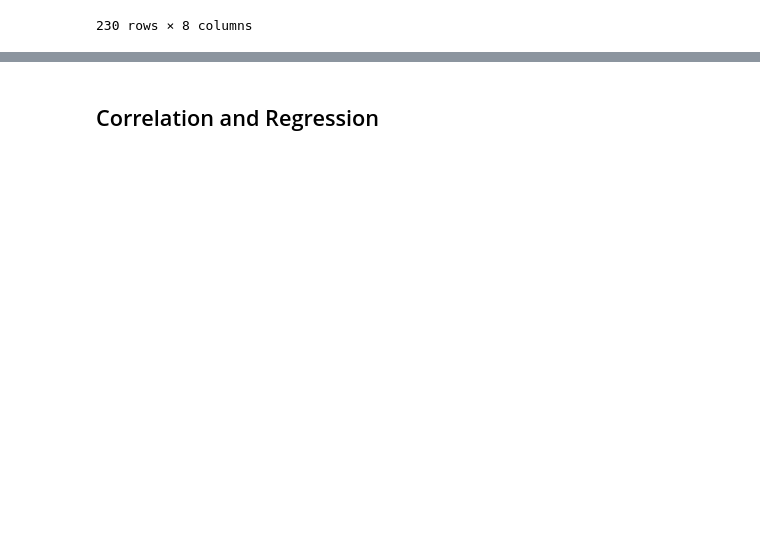
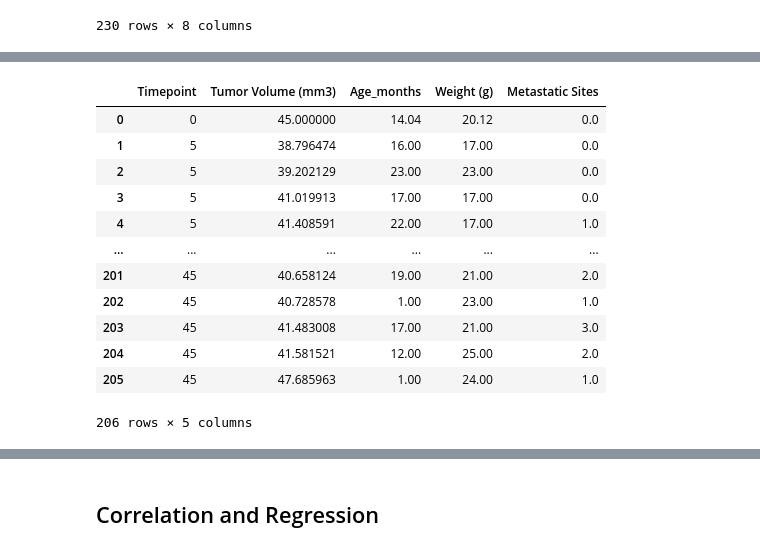
Before and after one commit to crchunn/plotpower, a Jupyter notebook: Instructions/Pymaceuticals/pymaceuticals_starter.ipynb, the cells around one changed output, grey strips where cells are left out. Drawn from its saved outputs; the diff is of its cells as text; code cells hidden in the pictures; blank space fills up the shorter version.

```diff
--- a/Instructions/Pymaceuticals/pymaceuticals_starter.ipynb
+++ b/Instructions/Pymaceuticals/pymaceuticals_starter.ipynb
@@ -309,0 +358,3 @@ KeyError: 'Mouse_ID'
+# %%
+cap_df.set_index('Mouse_ID')
+cap_df.set_index('Timepoint')['Tumor Volume (mm3)'].plot(figsize=(8, 6), linewidth=2.5, color='maroon')
@@ -309,0 +365,18 @@ KeyError: 'Mouse_ID'
+# %%
+cap_mean = cap_df.groupby(['Timepoint', 'Tumor Volume (mm3)']).mean()
+cap_mean = cap_mean.reset_index()
+cap_mean
+# %% [output]
+|  | Timepoint | Tumor Volume (mm3) | Age_months | Weight (g) | Metastatic Sites |
+| 0 | 0 | 45.000000 | 14.04 | 20.12 | 0.0 |
+| 1 | 5 | 38.796474 | 16.00 | 17.00 | 0.0 |
+| 2 | 5 | 39.202129 | 23.00 | 23.00 | 0.0 |
+| 3 | 5 | 41.019913 | 17.00 | 17.00 | 0.0 |
+| 4 | 5 | 41.408591 | 22.00 | 17.00 | 1.0 |
+| ... | ... | ... | ... | ... | ... |
+| 201 | 45 | 40.658124 | 19.00 | 21.00 | 2.0 |
+| 202 | 45 | 40.728578 | 1.00 | 23.00 | 1.0 |
+| 203 | 45 | 41.483008 | 17.00 | 21.00 | 3.0 |
+| 204 | 45 | 41.581521 | 12.00 | 25.00 | 2.0 |
+| 205 | 45 | 47.685963 | 1.00 | 24.00 | 1.0 |
+206 rows × 5 columns
```
Also changed, not shown: parts of 10 cells of this notebook.
